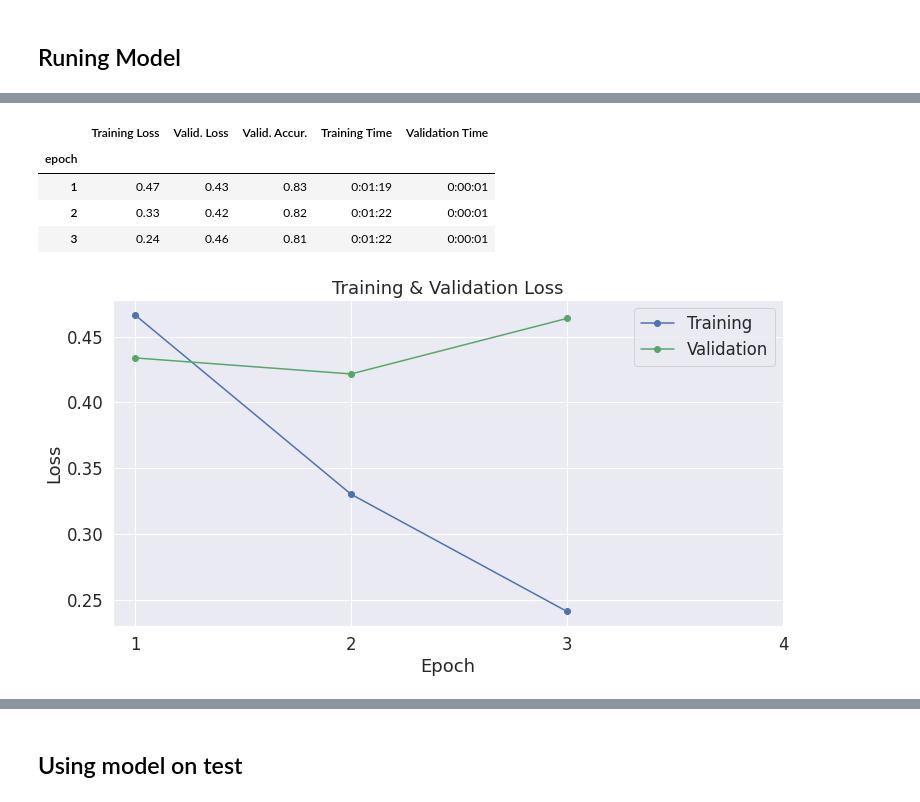
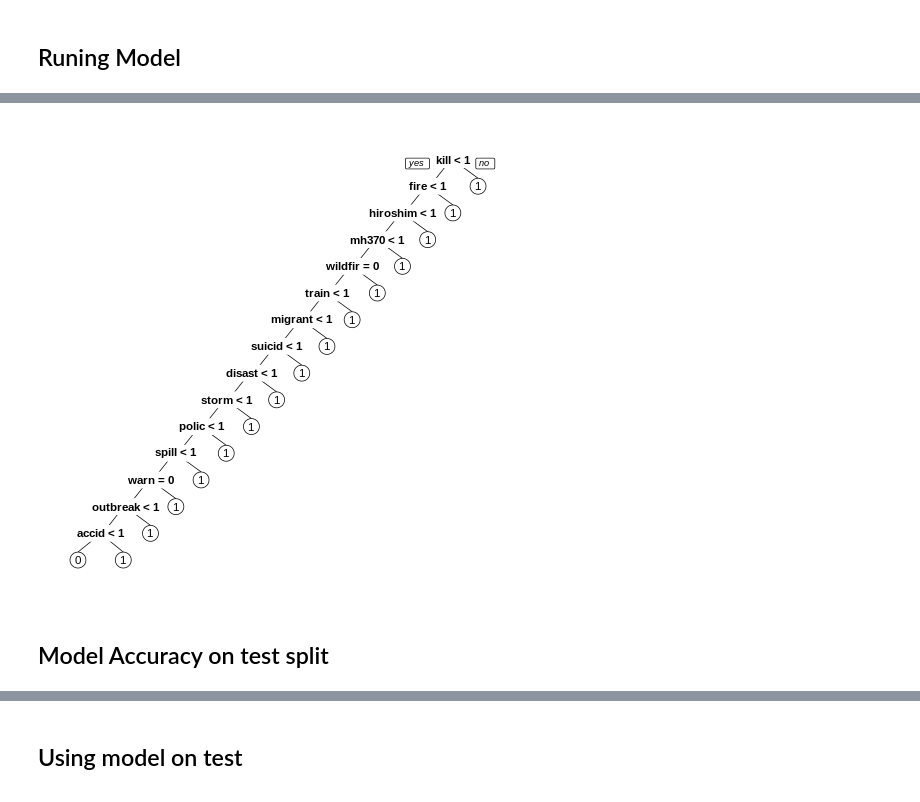
Before and after one commit to capajaro/Data_Mining_Project-, a Jupyter notebook: Modelo_Inicial.ipynb, the cells around one changed output, grey strips where cells are left out. Cells and saved outputs as stored; diff of their text form; code cells hidden in the pictures.

```diff
--- a/Modelo_Inicial.ipynb
+++ b/Modelo_Inicial.ipynb
@@ -606,0 +200,10 @@ print('{:>5,} validation samples'.format(val_size))
+# %%
+%%R
+# SPLIT TRAIN DATA INTO TRAIN AND TEST SET
+set.seed(123)
+split = sample.split(tweetsSparse$target, SplitRatio = 0.7)
+trainSparse = subset(tweetsSparse, split==TRUE)
+testSparse = subset(tweetsSparse, split==FALSE)
+
+print(paste0(nrow(trainSparse),' training samples'))
+print(paste0(nrow(testSparse),' validation samples'))
@@ -1004,52 +215,9 @@ Total training took 0:04:07 (h:mm:ss)
-# %%
-# THE SUMMARY OF THE TRAIN PROCESS
-
-# Display floats with two decimal places
-pd.set_option('precision', 2)
-
-# Create a DataFrame from our training statistics
-df_stats = pd.DataFrame(data=training_stats)
-
-# Use the 'epoch' as the row index
-df_stats = df_stats.set_index('epoch')
-
-# A hack to force the column headers to wrap
-#df = df.style.set_table_styles([dict(selector="th",props=[('max-width', '70px')])])
-
-# Display the table
-df_stats
-# %% [output]
-|  | Training Loss | Valid. Loss | Valid. Accur. | Training Time | Validation Time |
-| epoch |  |  |  |  |  |
-| 1 | 0.47 | 0.43 | 0.83 | 0:01:19 | 0:00:01 |
-| 2 | 0.33 | 0.42 | 0.82 | 0:01:22 | 0:00:01 |
-| 3 | 0.24 | 0.46 | 0.81 | 0:01:22 | 0:00:01 |
-# %%
-# PLOT THE VALIDATION LOSS
-
-import matplotlib.pyplot as plt
-%matplotlib inline
-
-import seaborn as sns
-
-# Use plot styling from seaborn.
-sns.set(style='darkgrid')
-
-# Increase the plot size and font size.
-sns.set(font_scale=1.5)
-plt.rcParams["figure.figsize"] = (12,6)
-
-# Plot the learning curve.
-plt.plot(df_stats['Training Loss'], 'b-o', label="Training")
-plt.plot(df_stats['Valid. Loss'], 'g-o', label="Validation")
-
-# Label the plot.
-plt.title("Training & Validation Loss")
-plt.xlabel("Epoch")
-plt.ylabel("Loss")
-plt.legend()
-plt.xticks([1, 2, 3, 4])
-
-plt.show()
-# %% [output]
-[figure, removed]
+# %%
+%%R
+
+tweetCART = rpart(target ~ ., data=trainSparse, method="class")
+prp(tweetCART)
+# %% [output]
+[figure, added]
+# %% [markdown]
+## Model Accuracy on test split
```
Also changed, not shown: parts of 47 cells of this notebook.
